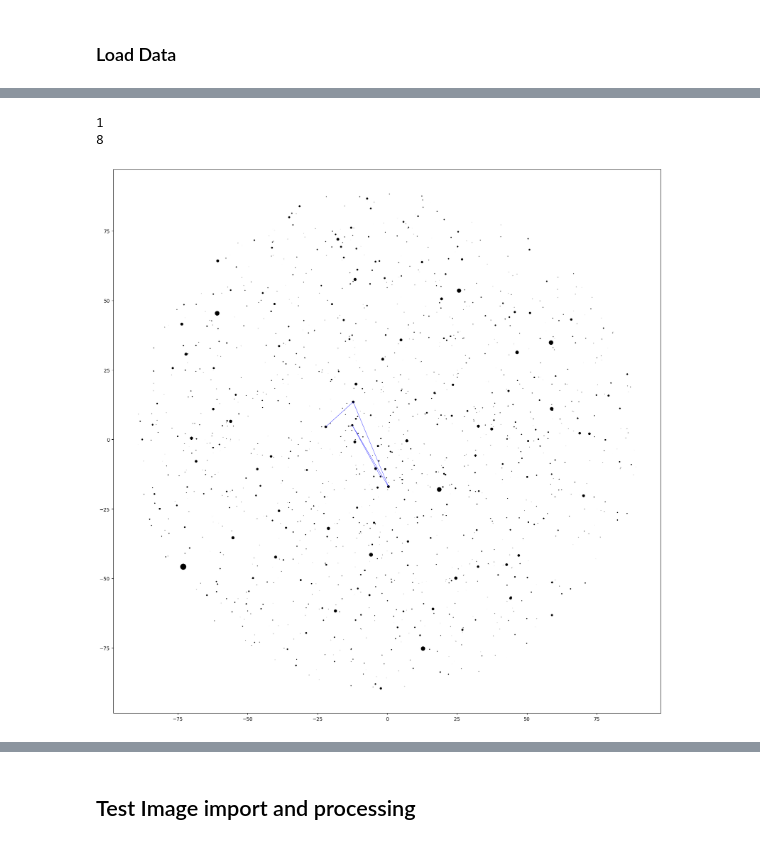
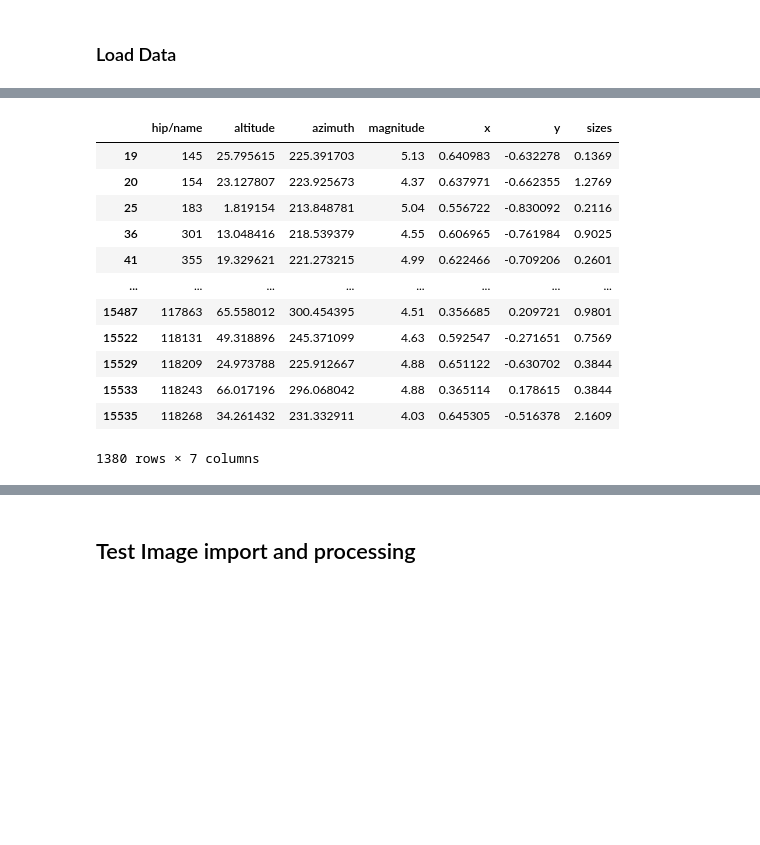
Before and after one commit to emilycardwell/find-my-star, a Jupyter notebook: testing.ipynb, the cells around one changed output, grey strips where cells are left out. Cells and saved outputs as stored; diff of their text form; code cells hidden in the pictures; blank space fills up the shorter version.

```diff
--- a/testing.ipynb
+++ b/testing.ipynb
@@ -126,31 +92,27 @@ star_data
-# %%
-constellations = load_ref.constellations()
-bright_stars = star_data['hip/name'].values
-
-lines = []
-for name, edges in constellations:
-    const_lines = []
-    for stars in edges:
-        if stars[0] in bright_stars and stars[1] in bright_stars:
-            x1 = star_data.loc[star_data['hip/name'] == stars[0], 'x'].values[0]
-            y1 = star_data.loc[star_data['hip/name'] == stars[0], 'y'].values[0]
-            x2 = star_data.loc[star_data['hip/name'] == stars[1], 'x'].values[0]
-            y2 = star_data.loc[star_data['hip/name'] == stars[1], 'y'].values[0]
-            const_lines.append((x1, y1))
-            const_lines.append((x2, y2))
-    if len(const_lines) > 0:
-        if name == 'Cas':
-            lines.append(const_lines)
-
-print(len(lines))
-print(len(lines[0]))
-
-fig, ax = plt.subplots(figsize=(20, 20))
-ax.add_collection(LineCollection(lines, colors='b', linewidths=0.5))
-
-ax.scatter(star_data.x, star_data.y, s=star_data.sizes, color='k')
-plt.show()
-# %% [output]
-1
-8
-[figure, removed]
+# %%
+# convert to cartesian coords with zenith = 90 deg, rotated 90 deg so that north (az = 0 deg) is up
+manual_conv = star_data.copy()
+manual_conv = manual_conv[manual_conv['altitude'] > 0]  # filter out stars below horizon
+manual_conv = manual_conv[manual_conv['magnitude'] < 5.5]  # filter out dim stars
+
+alt = np.radians(manual_conv.altitude.values)
+az = np.radians(manual_conv.azimuth.values)
+
+manual_conv['x'] = - np.cos(alt) * np.sin(az)
+manual_conv['y'] = np.cos(alt) * np.cos(az)
+manual_conv['sizes'] = np.array((5.5 - manual_conv.magnitude) ** 2, dtype=np.float64)
+manual_conv
+# %% [output]
+|  | hip/name | altitude | azimuth | magnitude | x | y | sizes |
+| 19 | 145 | 25.795615 | 225.391703 | 5.13 | 0.640983 | -0.632278 | 0.1369 |
+| 20 | 154 | 23.127807 | 223.925673 | 4.37 | 0.637971 | -0.662355 | 1.2769 |
+| 25 | 183 | 1.819154 | 213.848781 | 5.04 | 0.556722 | -0.830092 | 0.2116 |
+| 36 | 301 | 13.048416 | 218.539379 | 4.55 | 0.606965 | -0.761984 | 0.9025 |
+| 41 | 355 | 19.329621 | 221.273215 | 4.99 | 0.622466 | -0.709206 | 0.2601 |
+| ... | ... | ... | ... | ... | ... | ... | ... |
+| 15487 | 117863 | 65.558012 | 300.454395 | 4.51 | 0.356685 | 0.209721 | 0.9801 |
+| 15522 | 118131 | 49.318896 | 245.371099 | 4.63 | 0.592547 | -0.271651 | 0.7569 |
+| 15529 | 118209 | 24.973788 | 225.912667 | 4.88 | 0.651122 | -0.630702 | 0.3844 |
+| 15533 | 118243 | 66.017196 | 296.068042 | 4.88 | 0.365114 | 0.178615 | 0.3844 |
+| 15535 | 118268 | 34.261432 | 231.332911 | 4.03 | 0.645305 | -0.516378 | 2.1609 |
+1380 rows × 7 columns
```
Also changed, not shown: parts of 9 cells of this notebook, 1 other file.
